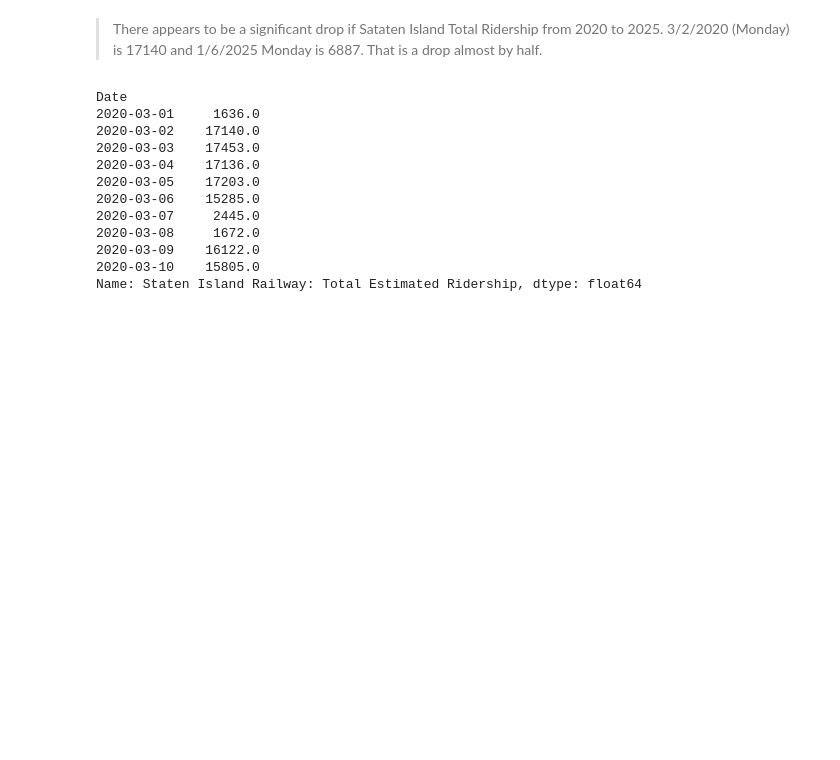
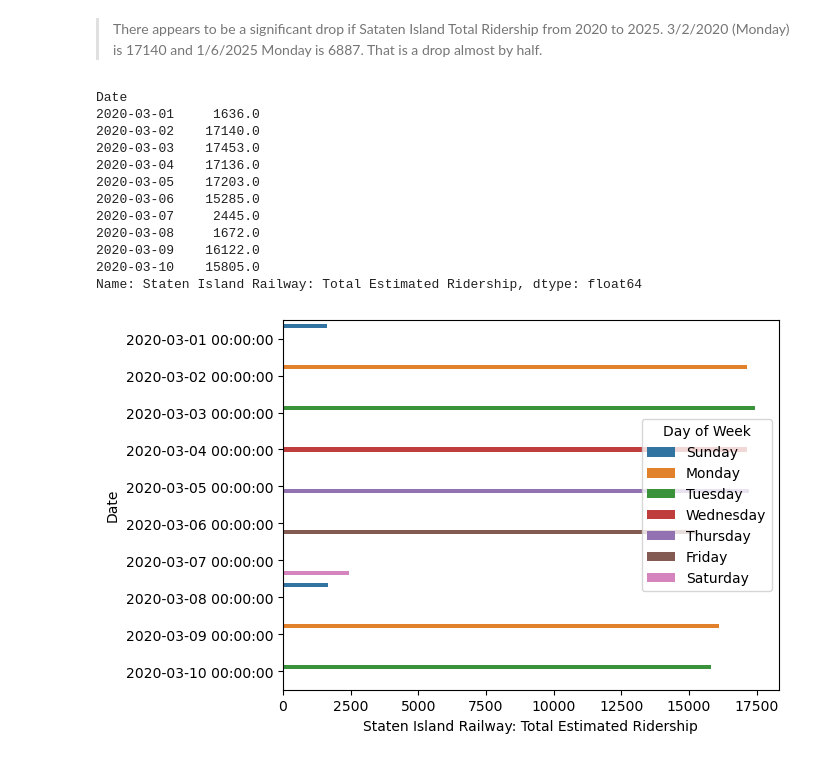
Before and after one commit to alishanstyles/MTA-Daily-Ridership, a Jupyter notebook: Untitled.ipynb, the cells around one changed output. Drawn from its saved outputs; the diff is of its cells as text; code cells hidden in the pictures; blank space fills up the shorter version.

```diff
--- a/Untitled.ipynb
+++ b/Untitled.ipynb
@@ -758,4 +758,7 @@ Name: Staten Island Railway: Total Estimated Ridership, dtype: float64
 # %%
 sns.barplot(data = first_ten,
             x = 'Staten Island Railway: Total Estimated Ridership',
             y = 'Date',
+            hue = 'Day of Week');
+# %% [output]
+[figure, added]
```
Also changed, not shown: parts of 13 cells of this notebook.
